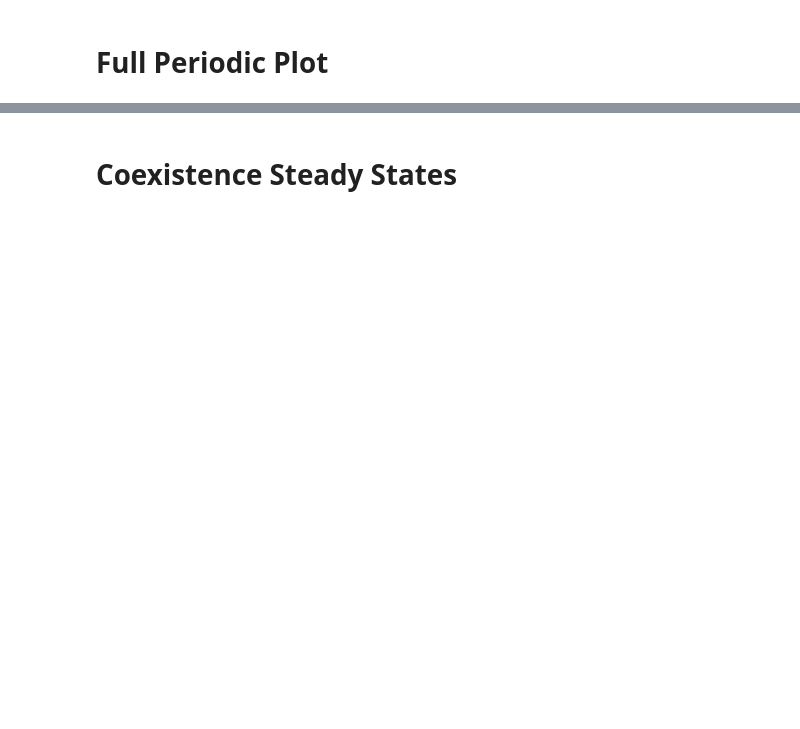
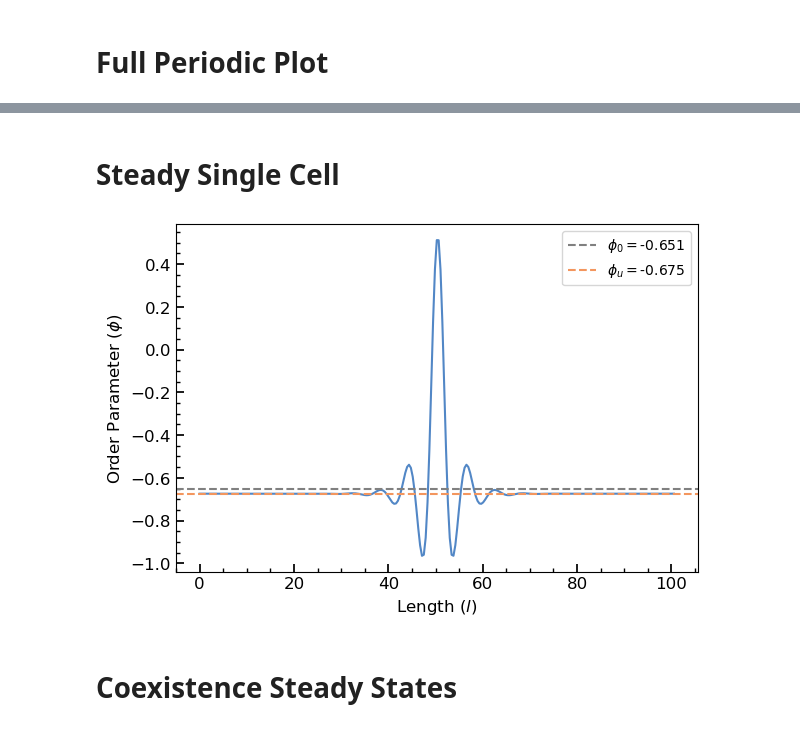
Before and after one commit to Twomac/pattern-formation-and-cellular-growth, a Jupyter notebook: Report Figures.ipynb, the cells around one changed output, grey strips where cells are left out. Cells and saved outputs as stored; diff of their text form; code cells hidden in the pictures; blank space fills up the shorter version.

```diff
--- a/Report Figures.ipynb
+++ b/Report Figures.ipynb
@@ -56,3 +56,40 @@ plt.show()
+# %% [markdown]
+# Steady Single Cell
+# %%
+single257 = np.loadtxt(r'Data to Compare to Literature\Steady phi=-0.65 amp=0.1.txt')
+single513 = np.loadtxt(r'Data to Compare to Literature\Steady phi=-0.66 amp=0.1.txt')
+
+
+phi_uni = -0.675
+phi_per = -0.243
+phi_profiles = [single257, single513]
+phi0_vals = [np.mean(single257).round(3), np.mean(single513).round(3)]
+colors = ['#5287C6','#F3965E','#24A793']
+
+# gridspec inside gridspec
+fig = plt.figure(layout='constrained', figsize=(6, 4))
+subfigs = fig.subfigures(wspace=0.07)
+
+ax = subfigs.subplots()
+for nn in range(1):
+    curve = ax.plot(domain_points, phi_profiles[nn], color=colors[nn])
+    ax.axhline(phi0_vals[nn], color='#808080', linestyle='dashed', label=r'$\phi_0=$'+f'{phi0_vals[nn]}')
+    ax.axhline(phi_uni, color=colors[1], linestyle='dashed', label=r'$\phi_u=$'+f'{phi_uni}')
+
+
+ax.xaxis.set_minor_locator(AutoMinorLocator())
+ax.yaxis.set_minor_locator(AutoMinorLocator())
+ax.tick_params(which='major', direction="in", width=1.25, length=6.0, labelsize='large')
+ax.tick_params(which='minor', direction="in", width=1.0, length=3.0, labelsize='medium')
+ax.legend(loc='upper right')
+ax.set_xlabel(r'Length ($l$)', fontsize='large')
+ax.set_ylabel(r'Order Parameter ($\phi$)', fontsize='large')
+
+
+plt.savefig('Steady Single Cell 257.jpg', dpi=1800)
+plt.show()
+# %% [output]
+[figure, added]
 # %% [markdown]
 # Coexistence Steady States
 # %%
```
Also changed, not shown: parts of 8 cells of this notebook, 15 other files.
